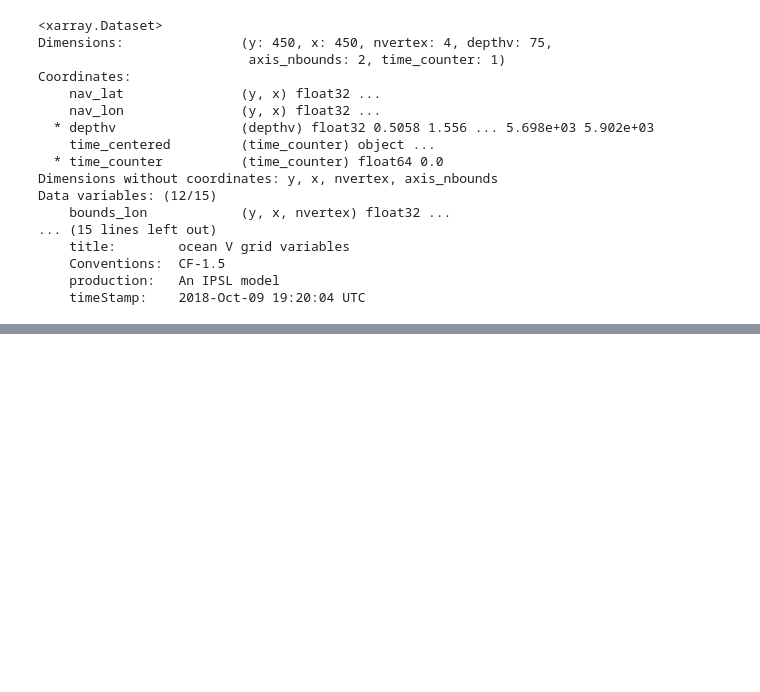
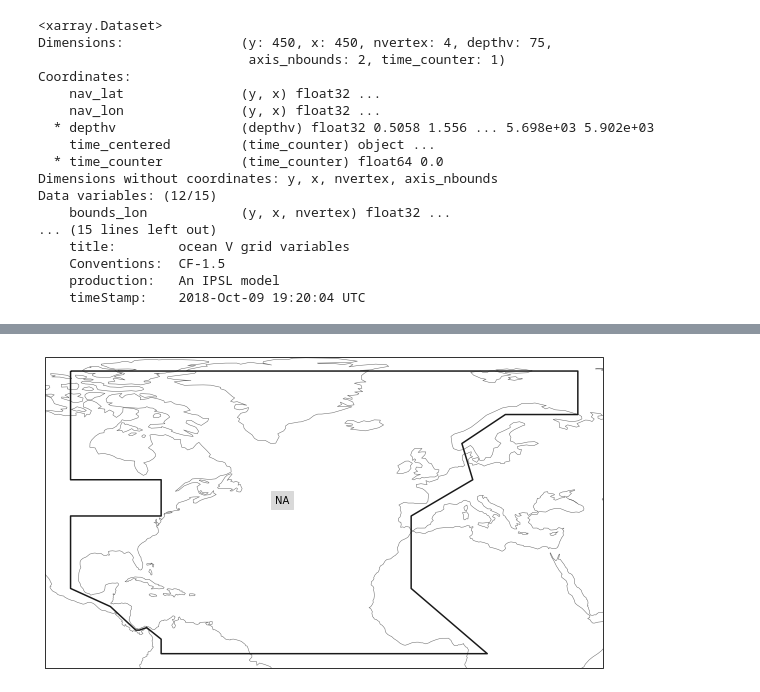
Before and after one commit to hmkhatri/AMOC_Variability_DePreSys_MET, a Jupyter notebook: Notebooks/Postprocessing/Mask_Regions.ipynb, the cells around one changed output, grey strips where cells are left out. Cells and saved outputs as stored; diff of their text form; code cells hidden in the pictures; blank space fills up the shorter version.

```diff
--- a/Notebooks/Postprocessing/Mask_Regions.ipynb
+++ b/Notebooks/Postprocessing/Mask_Regions.ipynb
@@ -307,0 +302,22 @@ p = plot_sec(ax, tmp, vmin=-0.5, vmax=0.5, vstep=2.e-1, lat_lon_ext = lat_lon_ex
+# %%
+North_Atl = np.array([[-100., 40., 40., 20., 8., 11., -6, -6, 15., -75., -75., -79., -81., -82., -89., -100., -100., -75., -75., -100., -100.],
+                     [80., 80., 68., 68., 60., 50., 40., 20., 2., 2., 6., 9.2, 8.5, 8.5, 15., 20., 40., 40., 50., 50., 80.]]).transpose()
+
+names = ["North Atlantic"]
+abbrevs = ["NA"]
+
+Ocean_Regions = regionmask.Regions([North_Atl],
+                                   names=names, abbrevs=abbrevs, name="Subpolar North Atlantic")
+Ocean_Regions
+
+fig = plt.figure(figsize=[10,6])
+ax = Ocean_Regions.plot(label="abbrev")
+
+mask = Ocean_Regions.mask(ds_V.nav_lon, ds_V.nav_lat)
+mask1 = mask.copy()
+
+tmp = ds_V['vo'].isel(time_counter=0,depthv=0).load()
+
+mask1 = mask1.where(tmp < 100.)
+# %% [output]
+[figure, added]
```
Also changed, not shown: parts of 7 cells of this notebook, 5 other files.
